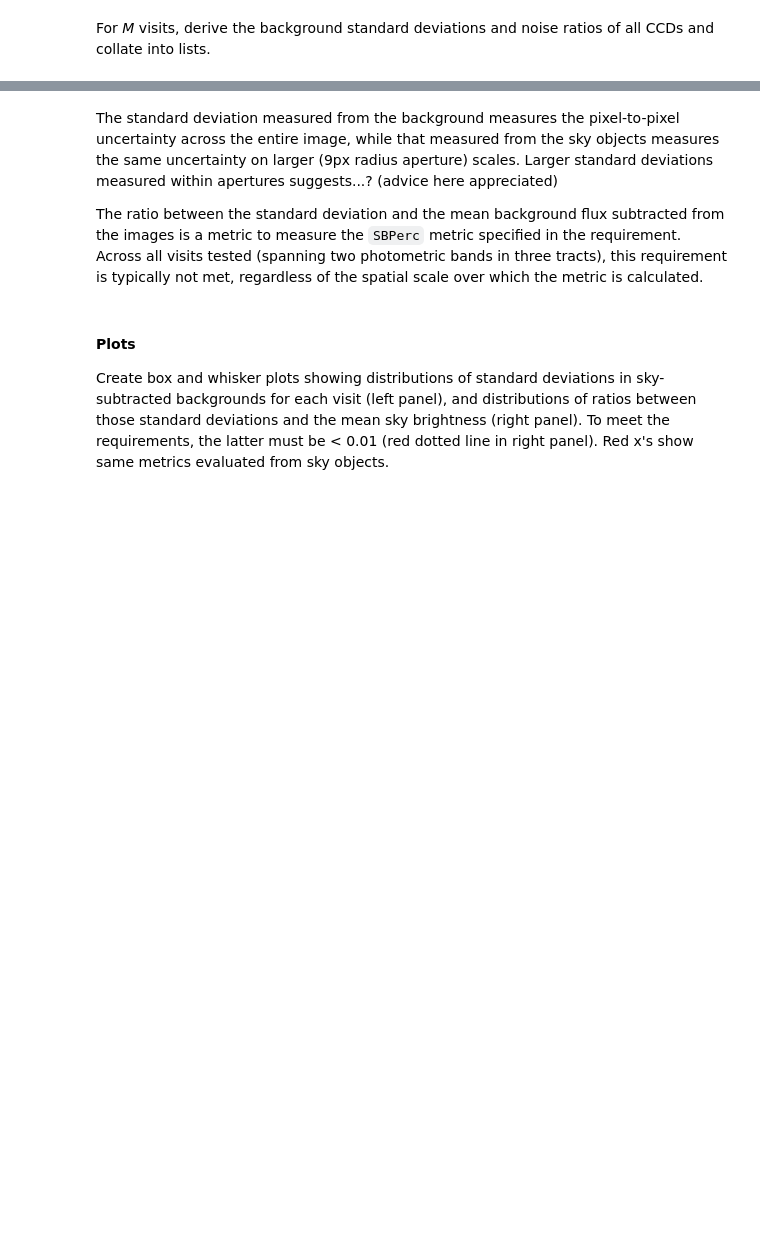
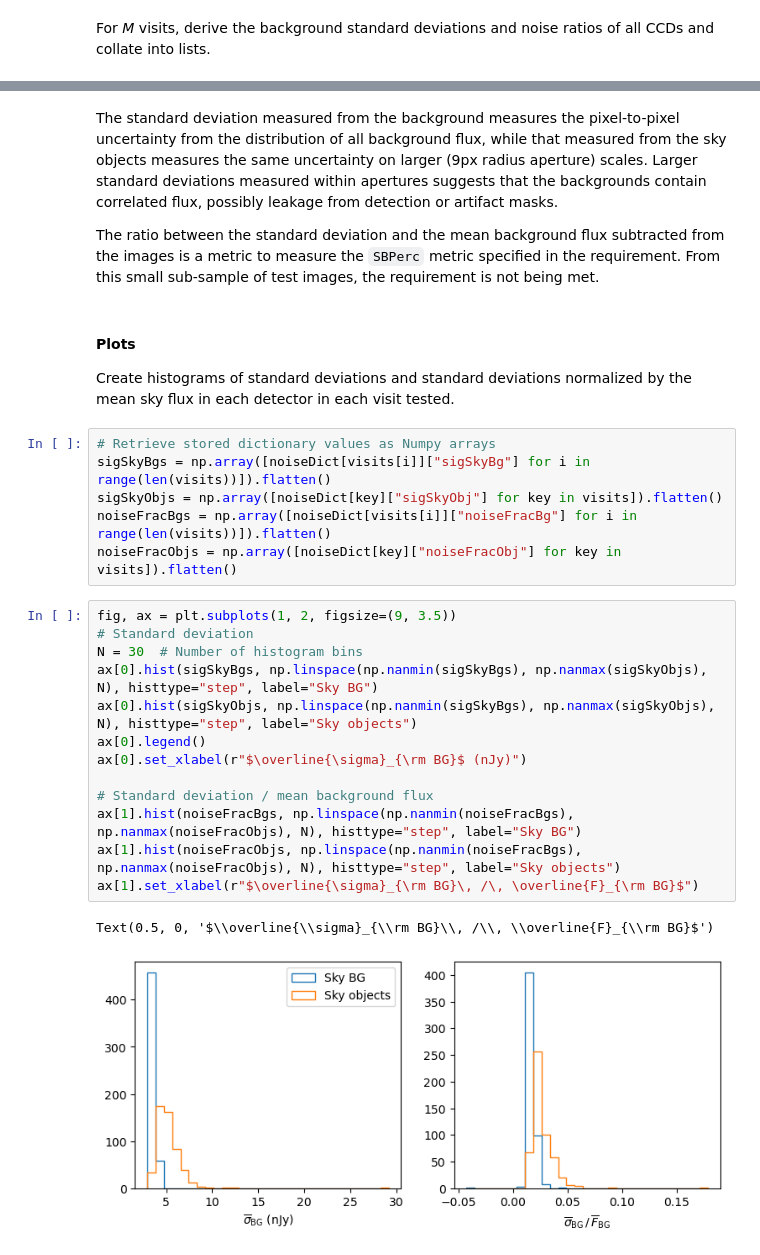
Before and after one commit to zhouconghao/sciunit_lsb, a Jupyter notebook: notebooks/test_LVV-T1074.ipynb, the cells around one changed output, grey strips where cells are left out. Saved outputs shown, nothing was run; the diff lists cells and outputs as text; blank space fills up the shorter version.

```diff
--- a/notebooks/test_LVV-T1074.ipynb
+++ b/notebooks/test_LVV-T1074.ipynb
@@ -245,8 +287,30 @@ Visit 1244: sigBG=7.084 nJy, sigObjs=10.735 nJy, sigBG/fBG=0.009, sigObjs/fObjs=
 # %% [markdown]
-The standard deviation measured from the background measures the pixel-to-pixel uncertainty across the entire image, while that measured from the sky objects measures the same uncertainty on larger (9px radius aperture) scales.  Larger standard deviations measured within apertures suggests...?  (advice here appreciated)
+The standard deviation measured from the background measures the pixel-to-pixel uncertainty from the distribution of all background flux, while that measured from the sky objects measures the same uncertainty on larger (9px radius aperture) scales.  Larger standard deviations measured within apertures suggests that the backgrounds contain correlated flux, possibly leakage from detection or artifact masks.
 
-The ratio between the standard deviation and the mean background flux subtracted from the images is a metric to measure the `SBPerc` metric specified in the requirement.  Across all visits tested (spanning two photometric bands in three tracts), this requirement is typically not met, regardless of the spatial scale over which the metric is calculated.
+The ratio between the standard deviation and the mean background flux subtracted from the images is a metric to measure the `SBPerc` metric specified in the requirement.  From this small sub-sample of test images, the requirement is not being met.
 # %% [markdown]
 #### Plots
 
-Create box and whisker plots showing distributions of standard deviations in sky-subtracted backgrounds for each visit (left panel), and distributions of ratios between those standard deviations and the mean sky brightness (right panel).  To meet the requirements, the latter must be < 0.01 (red dotted line in right panel).  Red x's show same metrics  evaluated from sky objects.
+Create histograms of standard deviations and standard deviations normalized by the mean sky flux in each detector in each visit tested.
+# %%
+# Retrieve stored dictionary values as Numpy arrays
+sigSkyBgs = np.array([noiseDict[visits[i]]["sigSkyBg"] for i in range(len(visits))]).flatten()
+sigSkyObjs = np.array([noiseDict[key]["sigSkyObj"] for key in visits]).flatten()
+noiseFracBgs = np.array([noiseDict[visits[i]]["noiseFracBg"] for i in range(len(visits))]).flatten()
+noiseFracObjs = np.array([noiseDict[key]["noiseFracObj"] for key in visits]).flatten()
+# %%
+fig, ax = plt.subplots(1, 2, figsize=(9, 3.5))
+# Standard deviation
+N = 30  # Number of histogram bins
+ax[0].hist(sigSkyBgs, np.linspace(np.nanmin(sigSkyBgs), np.nanmax(sigSkyObjs), N), histtype="step", label="Sky BG")
+ax[0].hist(sigSkyObjs, np.linspace(np.nanmin(sigSkyBgs), np.nanmax(sigSkyObjs), N), histtype="step", label="Sky objects")
+ax[0].legend()
+ax[0].set_xlabel(r"$\overline{\sigma}_{\rm BG}$ (nJy)")
+
+# Standard deviation / mean background flux
+ax[1].hist(noiseFracBgs, np.linspace(np.nanmin(noiseFracBgs), np.nanmax(noiseFracObjs), N), histtype="step", label="Sky BG")
+ax[1].hist(noiseFracObjs, np.linspace(np.nanmin(noiseFracBgs), np.nanmax(noiseFracObjs), N), histtype="step", label="Sky objects")
+ax[1].set_xlabel(r"$\overline{\sigma}_{\rm BG}\, /\, \overline{F}_{\rm BG}$")
+# %% [output]
+Text(0.5, 0, '$\\overline{\\sigma}_{\\rm BG}\\, /\\, \\overline{F}_{\\rm BG}$')
+[figure, added]
```
Also changed, not shown: parts of 23 cells of this notebook.
